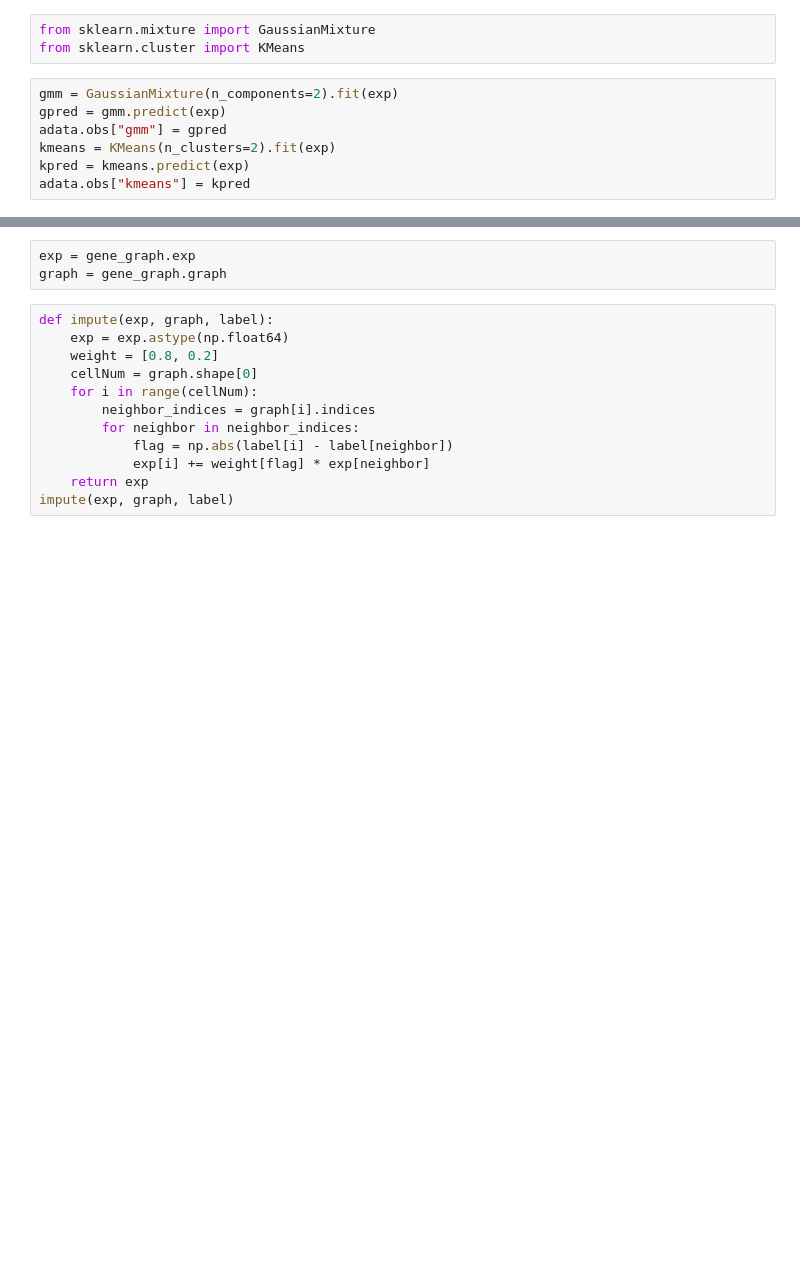
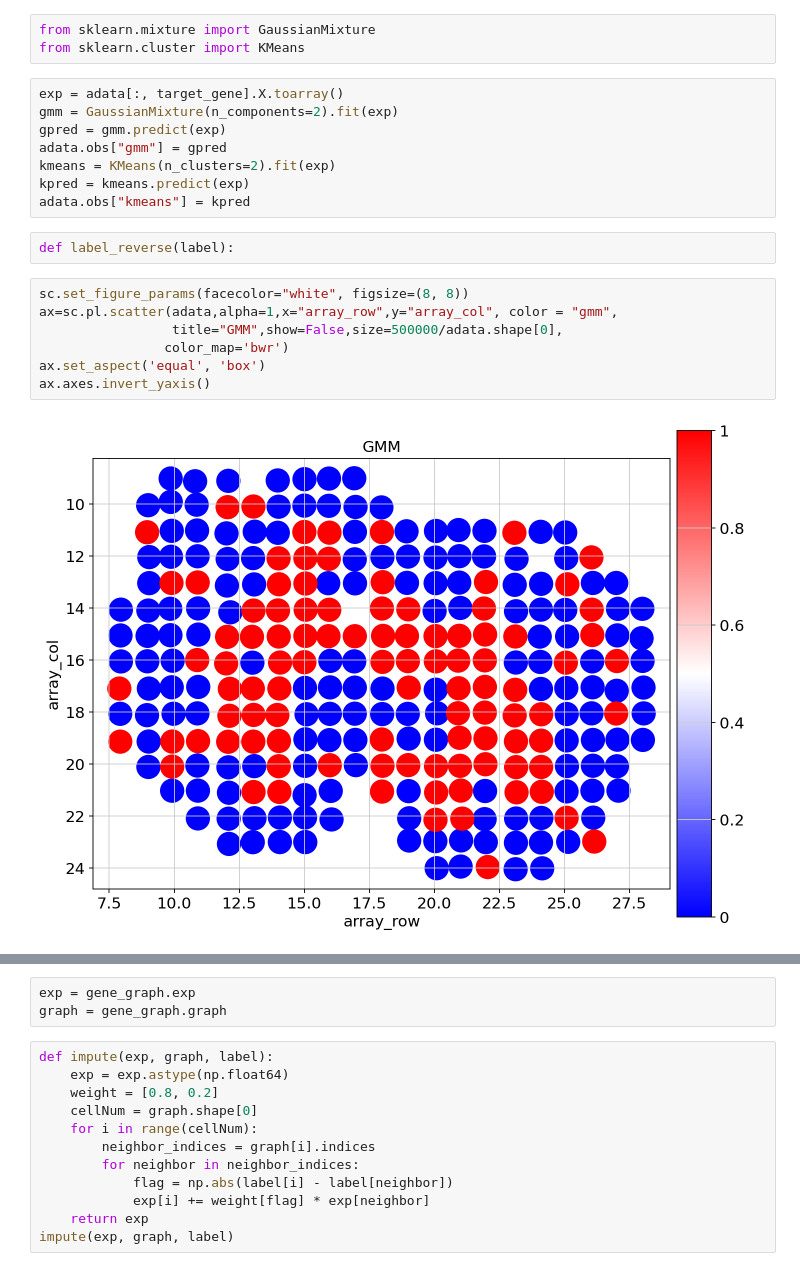
Before and after one commit to Khadaq2001/HMRF, a Jupyter notebook: test.ipynb, the cells around one changed output, grey strips where cells are left out. Drawn from its saved outputs; the diff is of its cells as text; blank space fills up the shorter version.

```diff
--- a/test.ipynb
+++ b/test.ipynb
@@ -106,9 +108,21 @@ ax.axes.invert_yaxis()
 from sklearn.mixture import GaussianMixture
 from sklearn.cluster import KMeans
 # %%
+exp = adata[:, target_gene].X.toarray()
 gmm = GaussianMixture(n_components=2).fit(exp)
 gpred = gmm.predict(exp)
 adata.obs["gmm"] = gpred
 kmeans = KMeans(n_clusters=2).fit(exp)
 kpred = kmeans.predict(exp)
 adata.obs["kmeans"] = kpred
+# %%
+def label_reverse(label):
+# %%
+sc.set_figure_params(facecolor="white", figsize=(8, 8))
+ax=sc.pl.scatter(adata,alpha=1,x="array_row",y="array_col", color = "gmm",
+                 title="GMM",show=False,size=500000/adata.shape[0],
+                color_map='bwr')
+ax.set_aspect('equal', 'box')
+ax.axes.invert_yaxis()
+# %% [output]
+[figure, added]
```
Also changed, not shown: parts of 17 cells of this notebook, 1 other file.
